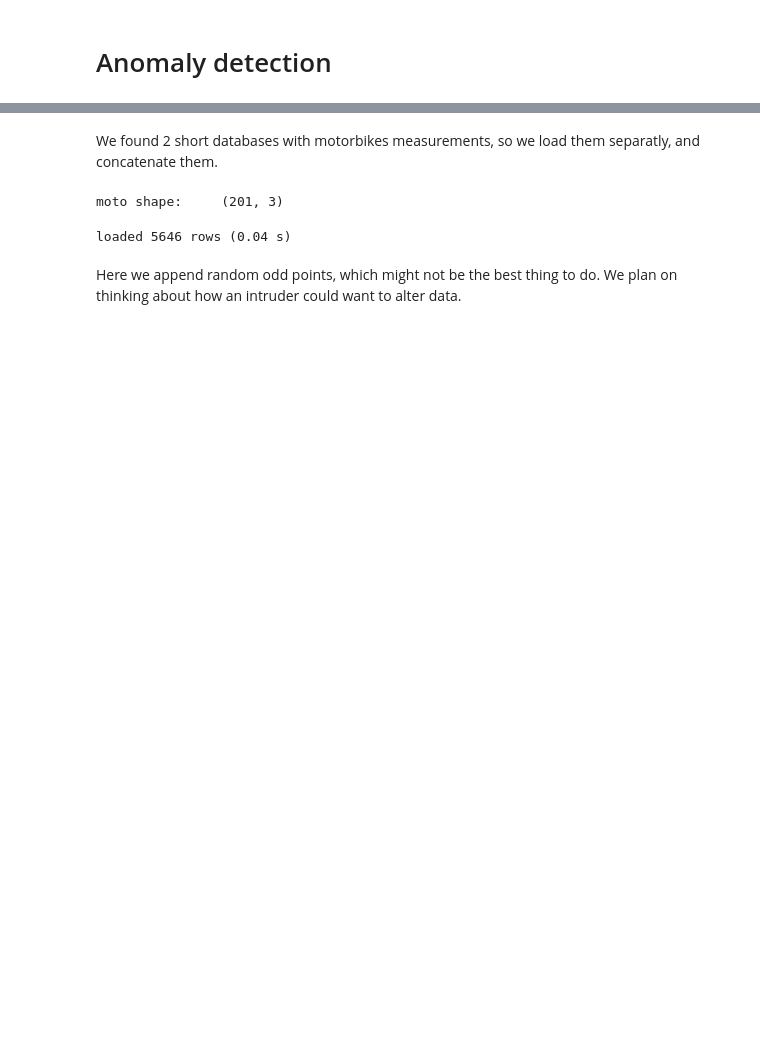
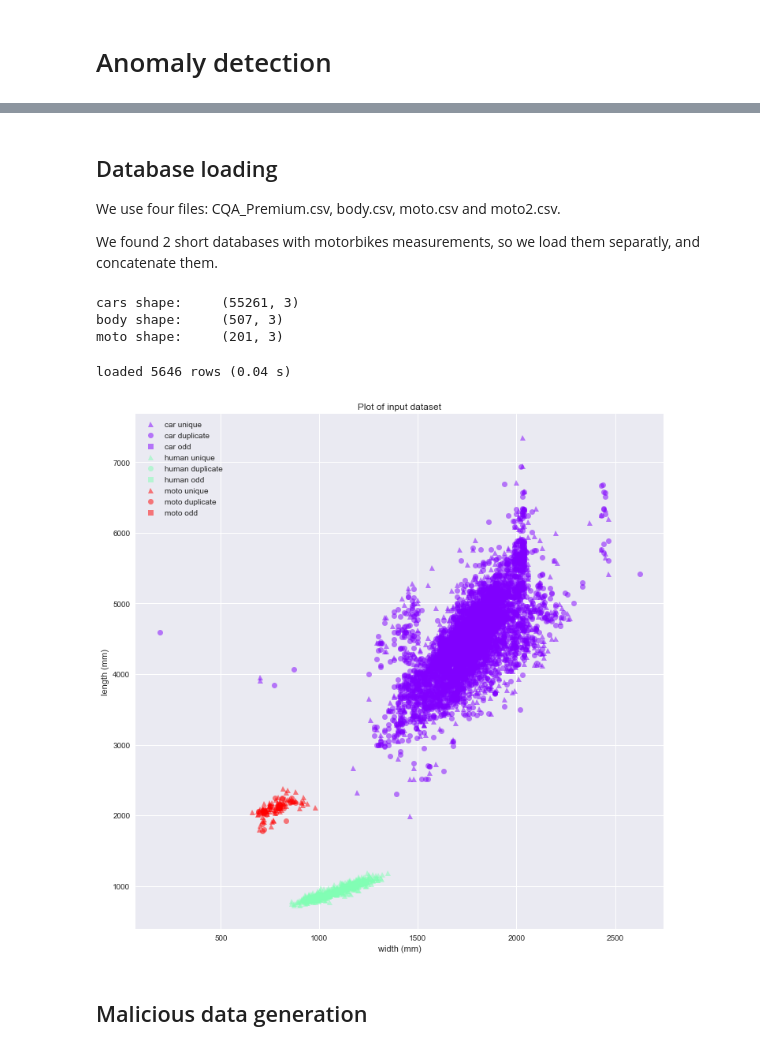
Before and after one commit to ychalier/anomaly, a Jupyter notebook: main.ipynb, the cells around one changed output, grey strips where cells are left out. Cells and saved outputs as stored; diff of their text form; code cells hidden in the pictures; blank space fills up the shorter version.

```diff
--- a/main.ipynb
+++ b/main.ipynb
@@ -45,6 +16,41 @@ body shape:     (507, 3)
 # %% [markdown]
+## Database loading
+
+We use four files: CQA_Premium.csv, body.csv, moto.csv and moto2.csv.
+
 We found 2 short databases with motorbikes measurements, so we load them separatly, and concatenate them.
 # %%
+# loading cars
+cars = pd.read_csv("CQA_Premium.csv")\
+          [['model_length_mm', 'model_width_mm']]\
+          .rename(columns={
+            'model_length_mm': 'length',
+            'model_width_mm': 'width'
+          })
+cars.is_copy = False
+
+cars.loc[:, 'class'] = "car"
+# we remove some cars with really odd size
+cars = cars[cars['width'] < 3000]
+print('cars shape:\t{0}'.format(cars.shape))
+
+# loading pedestrians
+body = pd.read_csv("body.csv", sep=';')\
+       [['shoulder.girth', 'chest.girth']]\
+       .rename(columns={
+           'shoulder.girth': 'width',
+           'chest.girth': 'length'
+       })
+
+# converting cm to mm
+body['width'] = body['width'].map(lambda x: 10 * float(x.replace(',', '.')))
+body['length'] = body['length'].map(lambda x: 10 * float(x.replace(',', '.')))
+
+body.is_copy = False
+body.loc[:, 'class'] = "human"
+print('body shape:\t{0}'.format(body.shape))
+
+# loading motorbikes
 moto1 = pd.read_csv("moto.csv", sep=';')\
         [['Overall length (mm)', 'Overall width (mm)']]\
         .rename(columns={
@@ -74,14 +80,17 @@ moto.is_copy = False
 moto.loc[:, 'class'] = 'moto'
 print('moto shape:\t{0}'.format(moto.shape))
 # %% [output]
+cars shape:     (55261, 3)
+body shape:     (507, 3)
 moto shape:     (201, 3)
-# %%
-# same here we remove some cars with really odd size
-detector = Detector(cars[cars['width'] < 3000].append(body).append(moto))
-# %% [output]
-loaded 5646 rows (0.04 s)
-# %% [markdown]
-Here we append random odd points, which might not be the best thing to do. We plan on thinking about how an intruder could want to alter data.
+# %%
+detector = Detector(cars.append(body).append(moto))
+detector.plot()
+# %% [output]
+loaded 5646 rows (0.04 s)
+[figure, added]
+# %% [markdown]
+## Malicious data generation
 # %%
 minx, maxx = 0, max(detector.df['width']) + 1
 miny, maxy = 0, max(detector.df['length']) + 1
```
Also changed, not shown: parts of 25 cells of this notebook, 7 other files.
